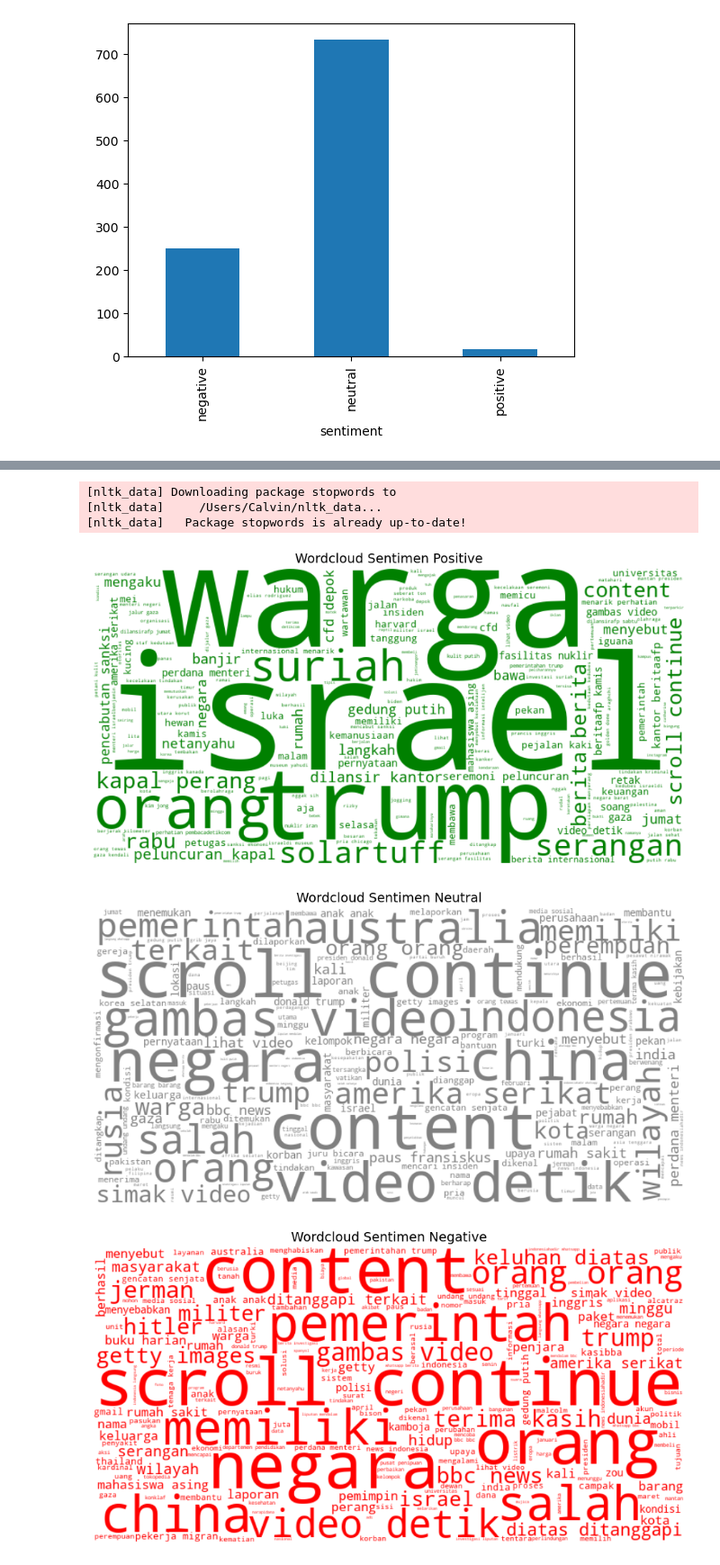
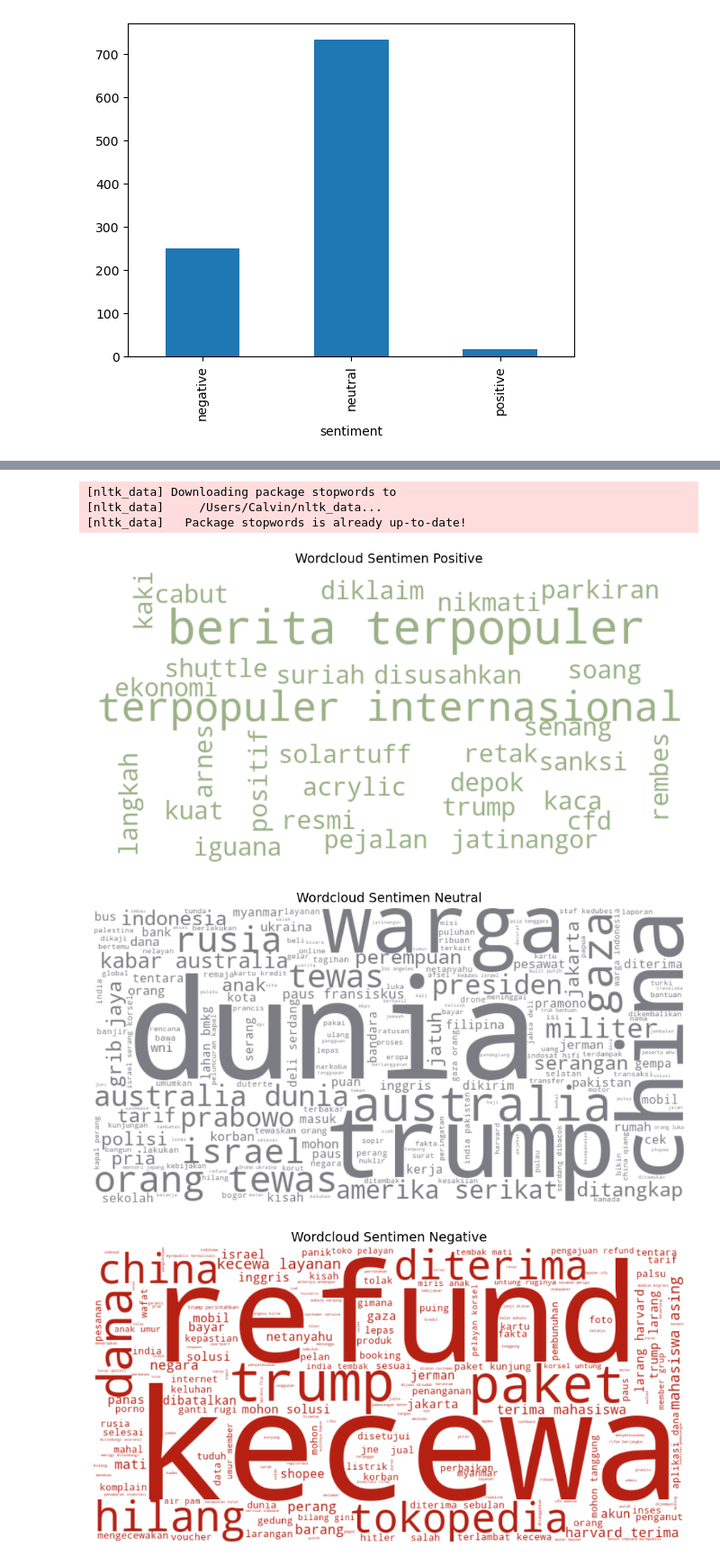
Before and after one commit to calvinrev/iprakom-scraping-sentiment, a Jupyter notebook: 3.Textual_data_visualization.ipynb, the cells around one changed output, grey strips where cells are left out. Shown at 90% size. Cells and saved outputs as stored; diff of their text form; code cells hidden in the pictures.

```diff
--- a/3.Textual_data_visualization.ipynb
+++ b/3.Textual_data_visualization.ipynb
@@ -64,6 +61,6 @@ Advanced Visualization
 # %%
 # Atur Warna
-sentiment_colors = {'positive': 'green', 'neutral': 'gray', 'negative': 'red'}
+sentiment_colors = {'positive': '#9ab286', 'neutral': '#7c7c84', 'negative': '#b62013'}
 # %%
 # === Distribusi Sentimen - Bar Chart ===
 counts = df['sentiment'].value_counts().sort_index()
@@ -102,34 +99,34 @@ stop_words = set(stopwords.words('indonesian'))
 
 def preprocess(text):
     text = text.lower()
     text = re.sub(r'[^a-zA-Z\s]', ' ', text)  # Hapus karakter selain huruf & spasi
     tokens = text.split()
     tokens = [t for t in tokens if t not in stop_words and len(t) > 2]
     return tokens
 
 def generate_wordcloud(sentiment):
-    texts = df[df['sentiment'] == sentiment]['isi'].dropna()
+    texts = df[df['sentiment'] == sentiment]['judul'].dropna()
     all_tokens = []
     for t in texts:
         all_tokens.extend(preprocess(t))
     all_text = ' '.join(all_tokens)
 
     wordcloud = WordCloud(width=800, height=400, background_color='white', colormap=None, color_func=lambda *args, **kwargs: sentiment_colors[sentiment]).generate(all_text)
 
     plt.figure(figsize=(10, 5))
     plt.imshow(wordcloud, interpolation='bilinear')
     plt.axis('off')
     plt.title(f'Wordcloud Sentimen {sentiment.capitalize()}', fontsize=14)
     plt.tight_layout()
     plt.show()
 
 # Buat WordCloud untuk masing-masing sentimen
 for sent in ['positive', 'neutral', 'negative']:
     generate_wordcloud(sent)
 # %% [output]
 [nltk_data] Downloading package stopwords to
 [nltk_data]     /Users/Calvin/nltk_data...
 [nltk_data]   Package stopwords is already up-to-date!
-[figure, old version]
+[figure, new version]
-[figure, old version]
+[figure, new version]
-[figure, old version]
+[figure, new version]
```
Also changed, not shown: parts of 5 cells of this notebook, 3 other files.
